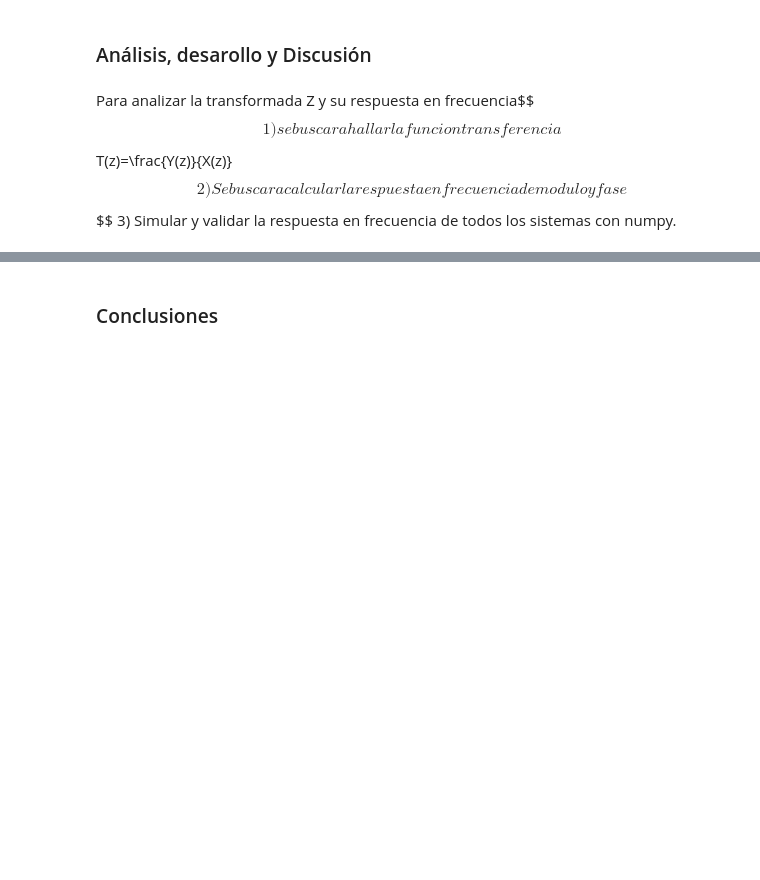
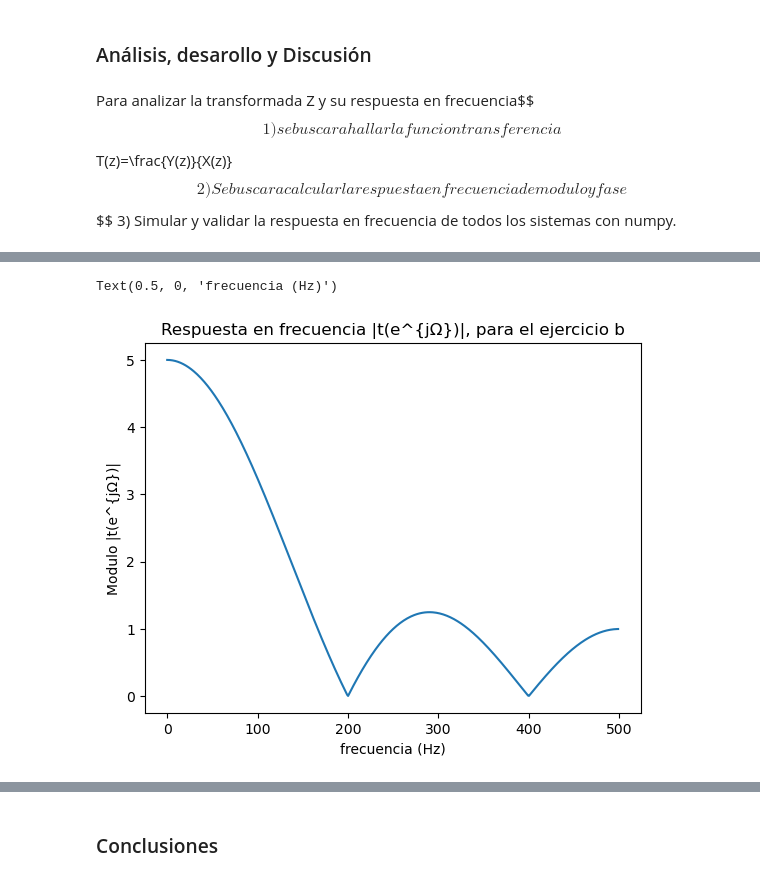
Before and after one commit to AugustoOjeda/TS7, a Jupyter notebook: TS7.ipynb, the cells around one changed output, grey strips where cells are left out. Drawn from its saved outputs; the diff is of its cells as text; code cells hidden in the pictures; blank space fills up the shorter version.

```diff
--- a/TS7.ipynb
+++ b/TS7.ipynb
@@ -22,0 +77,9 @@ Para analizar la transformada Z y su respuesta en frecuencia$$ $$1) se buscara
+# %%
+plt.figure()
+plt.plot(wb, magb)
+plt.title('Respuesta en frecuencia |t(e^{jΩ})|, para el ejercicio b')
+plt.ylabel('Modulo |t(e^{jΩ})|')
+plt.xlabel('frecuencia (Hz)')
+# %% [output]
+Text(0.5, 0, 'frecuencia (Hz)')
+[figure, added]
```
Also changed, not shown: parts of 13 cells of this notebook.
